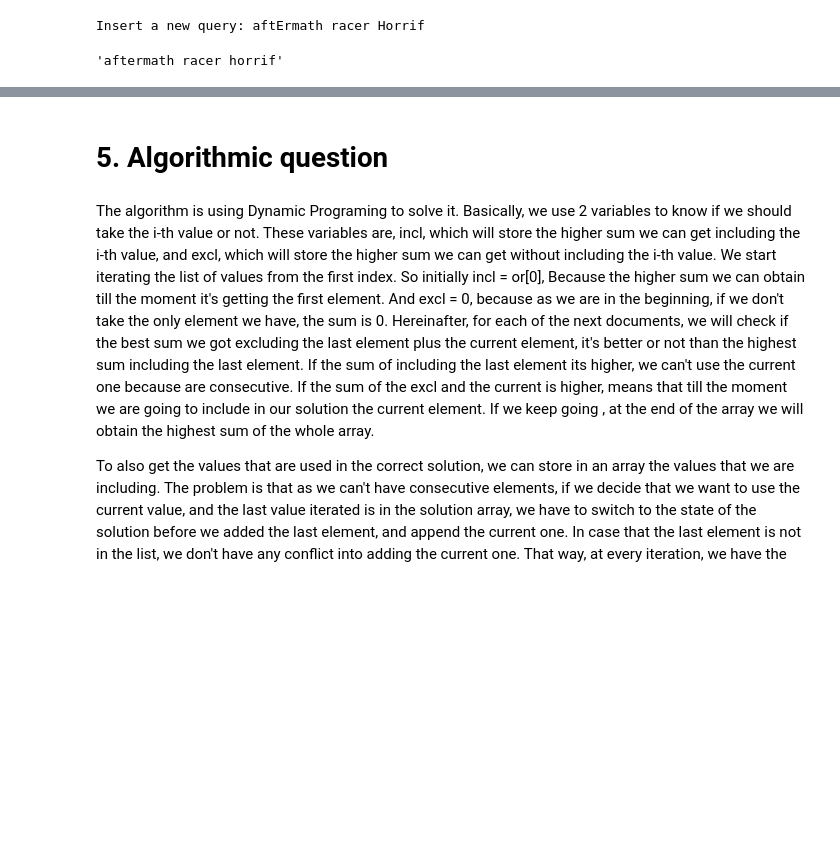
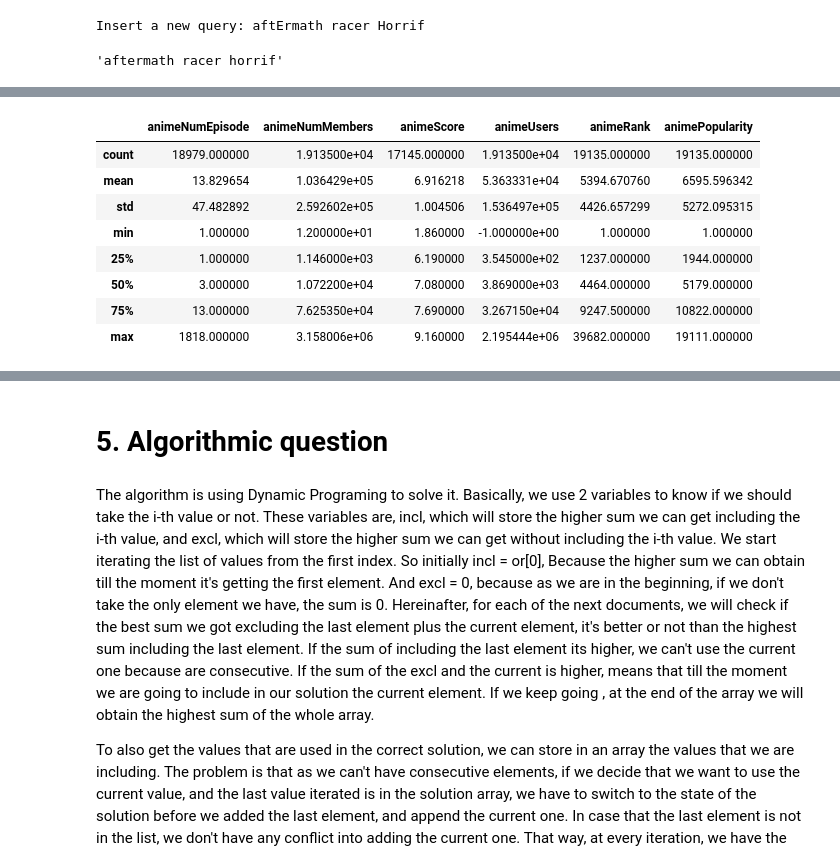
Before and after one commit to michele1783/ADM-HW3, a Jupyter notebook: Homework.ipynb, the cells around one changed output, grey strips where cells are left out. Drawn from its saved outputs; the diff is of its cells as text; code cells hidden in the pictures; blank space fills up the shorter version.

```diff
--- a/Homework.ipynb
+++ b/Homework.ipynb
@@ -352,0 +327,12 @@ fun.Search1(query2, vocabulary2, data1, inv_lst3)
+# %%
+data1.describe()
+# %% [output]
+|  | animeNumEpisode | animeNumMembers | animeScore | animeUsers | animeRank | animePopularity |
+| count | 18979.000000 | 1.913500e+04 | 17145.000000 | 1.913500e+04 | 19135.000000 | 19135.000000 |
+| mean | 13.829654 | 1.036429e+05 | 6.916218 | 5.363331e+04 | 5394.670760 | 6595.596342 |
+| std | 47.482892 | 2.592602e+05 | 1.004506 | 1.536497e+05 | 4426.657299 | 5272.095315 |
+| min | 1.000000 | 1.200000e+01 | 1.860000 | -1.000000e+00 | 1.000000 | 1.000000 |
+| 25% | 1.000000 | 1.146000e+03 | 6.190000 | 3.545000e+02 | 1237.000000 | 1944.000000 |
+| 50% | 3.000000 | 1.072200e+04 | 7.080000 | 3.869000e+03 | 4464.000000 | 5179.000000 |
+| 75% | 13.000000 | 7.625350e+04 | 7.690000 | 3.267150e+04 | 9247.500000 | 10822.000000 |
+| max | 1818.000000 | 3.158006e+06 | 9.160000 | 2.195444e+06 | 39682.000000 | 19111.000000 |
```
Also changed, not shown: parts of 9 cells of this notebook.
